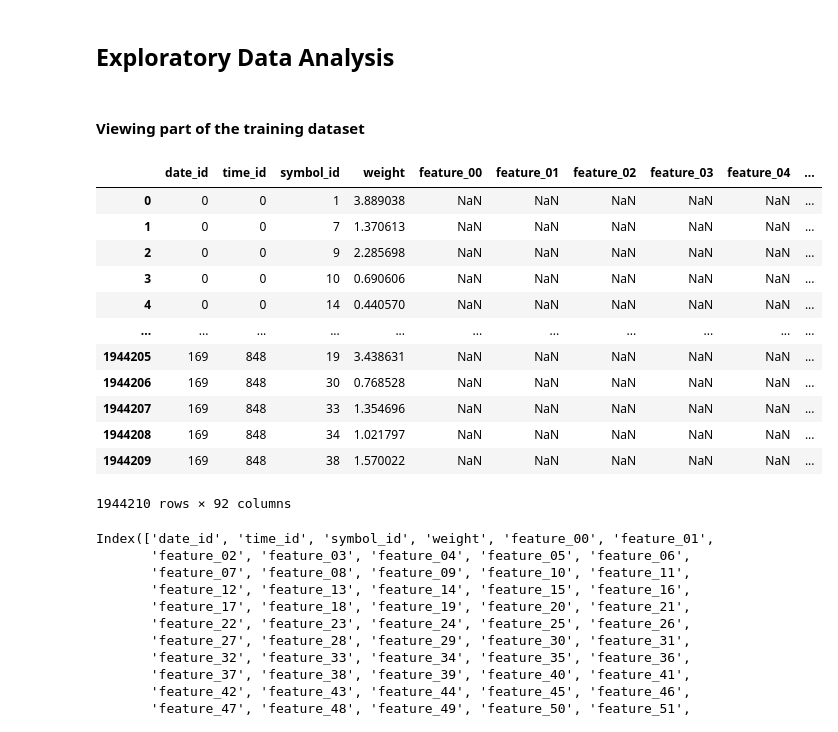
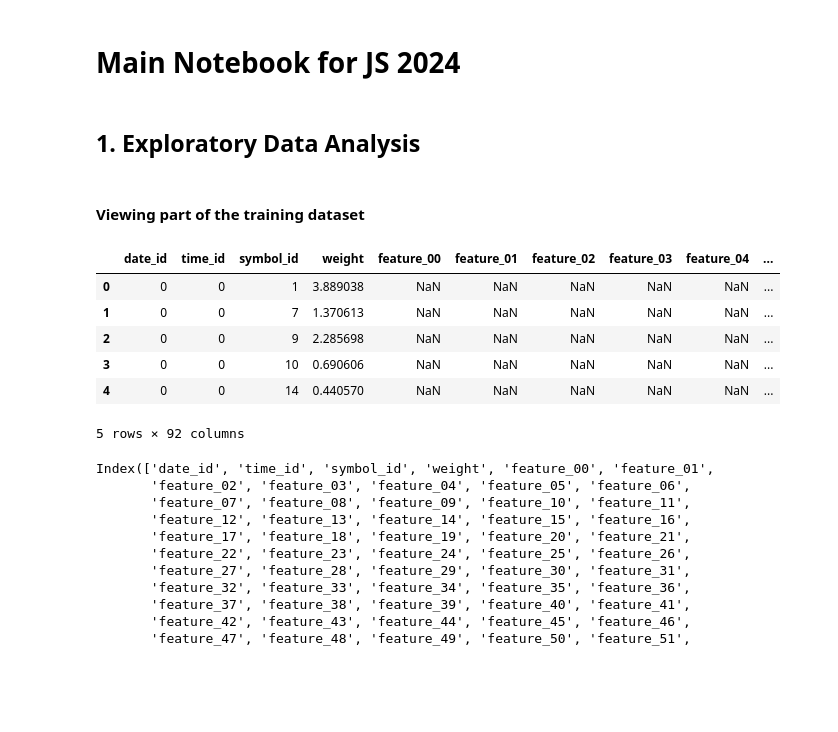
Before and after one commit to M1cW/js_market_forecast, a Jupyter notebook: main.ipynb, the cells around one changed output. Saved outputs shown, nothing was run; the diff lists cells and outputs as text; code cells hidden in the pictures; blank space fills up the shorter version.

```diff
--- a/main.ipynb
+++ b/main.ipynb
@@ -1,3 +1,7 @@
+# %% [markdown]
+# Main Notebook for JS 2024
+# %% [markdown]
+## 1. Exploratory Data Analysis
 # %%
 import numpy as np
 import pandas as pd
@@ -7,26 +11,19 @@ import torch
-# %% [markdown]
-## Exploratory Data Analysis
 # %% [markdown]
 #### Viewing part of the training dataset
 # %%
 train_data_path="/Users/mic/Desktop/Github/js_market_forecast/jane-street-real-time-market-data-forecasting/train.parquet"
-train_data_0_path=f"{train_data_path}/partition_id=0/part-0.parquet"
+# if on kaggle notebook use the file path /kaggle/input/jane-street-real-time-market-data-forecasting/train.parquet
+train_data_0_path=f"{train_data_path}/partition_id=0/part-0.parquet" #looking into the first dataset
 part_0_data=pd.read_parquet(train_data_0_path)
-part_0_data
+part_0_data.head()
 # %% [output]
 |  | date_id | time_id | symbol_id | weight | feature_00 | feature_01 | feature_02 | feature_03 | feature_04 | ... |
 | 0 | 0 | 0 | 1 | 3.889038 | NaN | NaN | NaN | NaN | NaN | ... |
 | 1 | 0 | 0 | 7 | 1.370613 | NaN | NaN | NaN | NaN | NaN | ... |
 | 2 | 0 | 0 | 9 | 2.285698 | NaN | NaN | NaN | NaN | NaN | ... |
 | 3 | 0 | 0 | 10 | 0.690606 | NaN | NaN | NaN | NaN | NaN | ... |
 | 4 | 0 | 0 | 14 | 0.440570 | NaN | NaN | NaN | NaN | NaN | ... |
-| ... | ... | ... | ... | ... | ... | ... | ... | ... | ... | ... |
-| 1944205 | 169 | 848 | 19 | 3.438631 | NaN | NaN | NaN | NaN | NaN | ... |
-| 1944206 | 169 | 848 | 30 | 0.768528 | NaN | NaN | NaN | NaN | NaN | ... |
-| 1944207 | 169 | 848 | 33 | 1.354696 | NaN | NaN | NaN | NaN | NaN | ... |
-| 1944208 | 169 | 848 | 34 | 1.021797 | NaN | NaN | NaN | NaN | NaN | ... |
-| 1944209 | 169 | 848 | 38 | 1.570022 | NaN | NaN | NaN | NaN | NaN | ... |
-1944210 rows × 92 columns
+5 rows × 92 columns
 # %%
 part_0_data.columns
 # %% [output]
```
Also changed, not shown: parts of 64 cells of this notebook, 2 other files.
